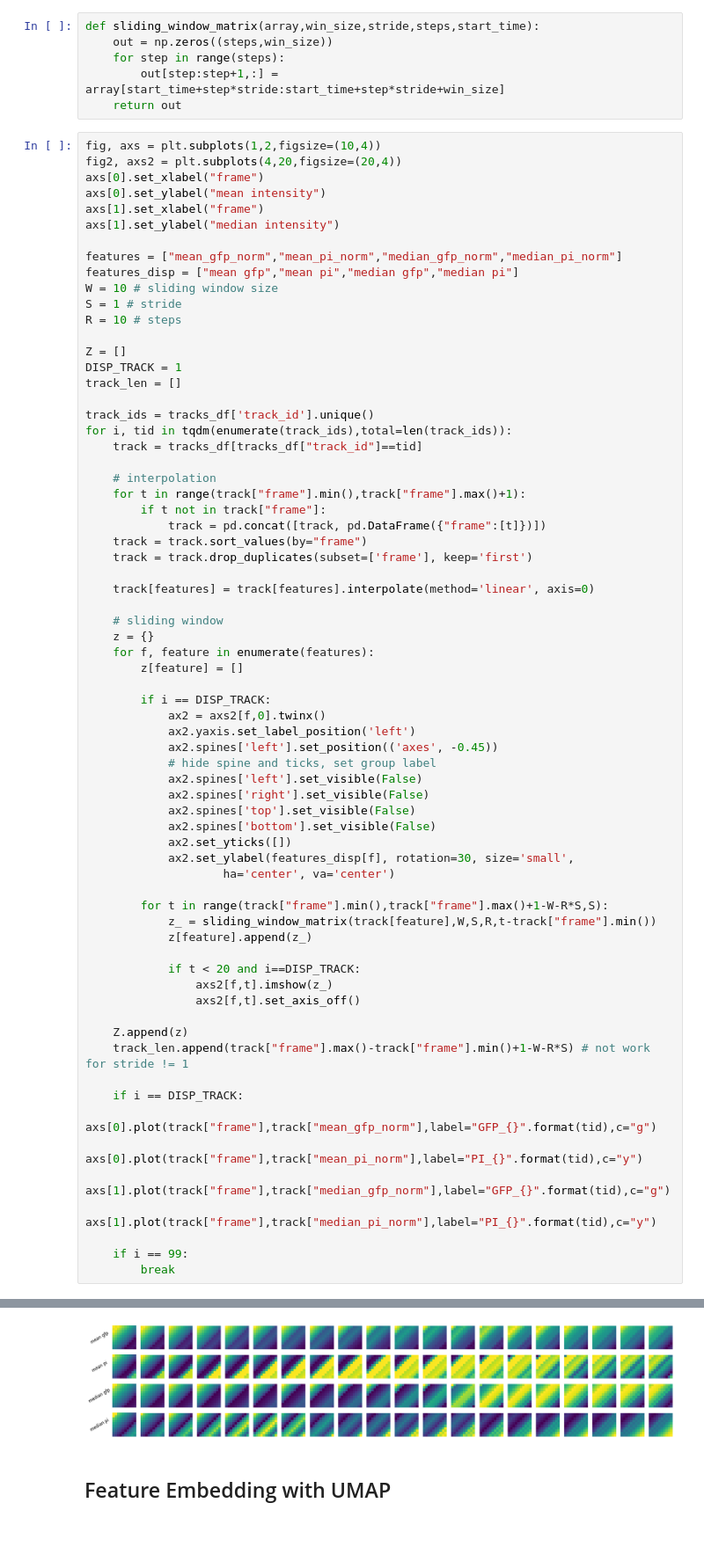
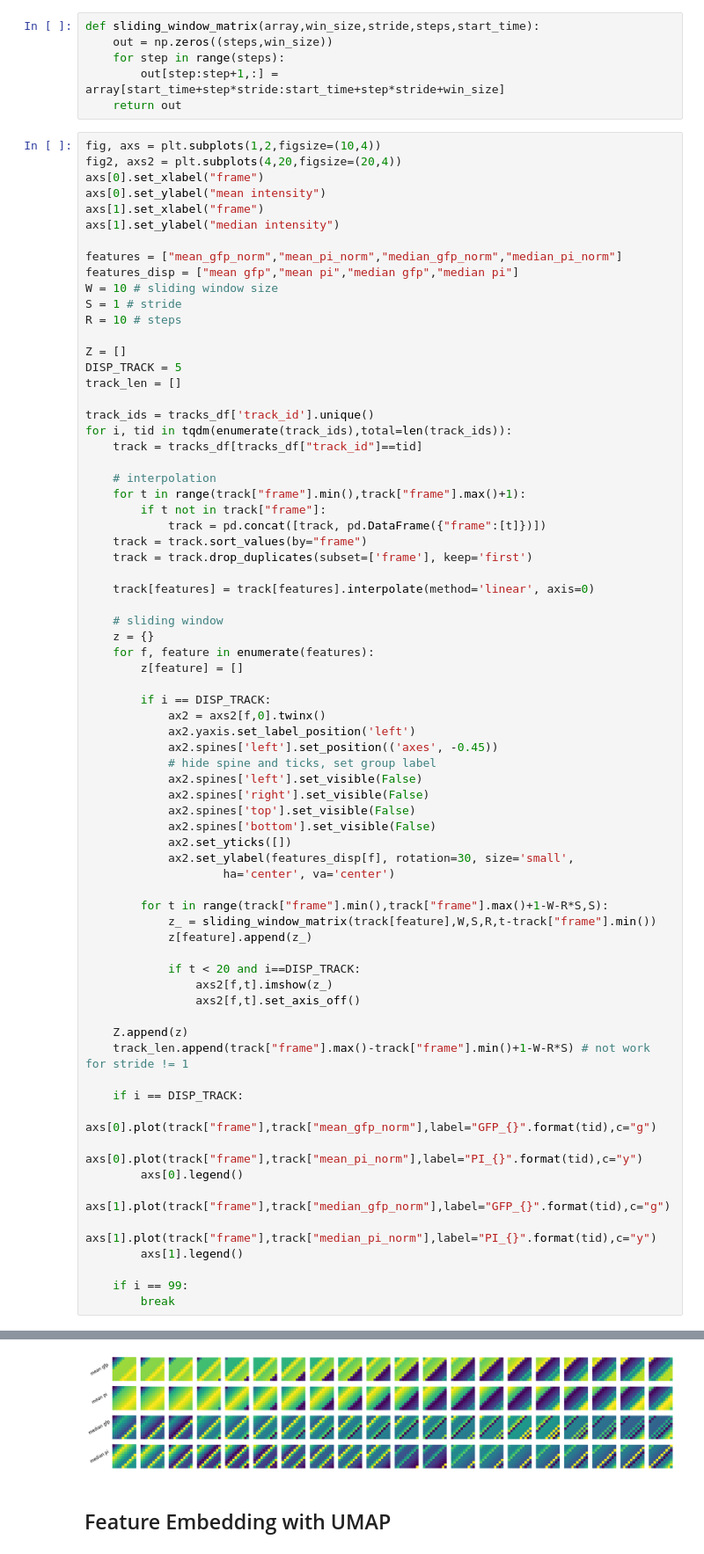
Before and after one commit to bpi-oxford/Cytotoxicity-Pipeline, a Jupyter notebook: notebooks/example_8.ipynb, the cells around one changed output, grey strips where cells are left out. Shown at 88% size. Saved outputs shown, nothing was run; the diff lists cells and outputs as text.

```diff
--- a/notebooks/example_8.ipynb
+++ b/notebooks/example_8.ipynb
@@ -152,7 +157,7 @@ S = 1 # stride
 R = 10 # steps
 
 Z = []
-DISP_TRACK = 1
+DISP_TRACK = 5
 track_len = []
 
 track_ids = tracks_df['track_id'].unique()
@@ -200,8 +205,10 @@ for i, tid in tqdm(enumerate(track_ids),total=len(track_ids)):
     if i == DISP_TRACK:
         axs[0].plot(track["frame"],track["mean_gfp_norm"],label="GFP_{}".format(tid),c="g")
         axs[0].plot(track["frame"],track["mean_pi_norm"],label="PI_{}".format(tid),c="y")
+        axs[0].legend()
         axs[1].plot(track["frame"],track["median_gfp_norm"],label="GFP_{}".format(tid),c="g")
         axs[1].plot(track["frame"],track["median_pi_norm"],label="PI_{}".format(tid),c="y")
+        axs[1].legend()
 
     if i == 99:
         break
@@ -210,4 +217,4 @@ for i, tid in tqdm(enumerate(track_ids),total=len(track_ids)):
-[figure, old version]
+[figure, new version]
 # %% [markdown]
 ## Feature Embedding with UMAP
 # %%
```
Also changed, not shown: parts of 15 cells of this notebook.
